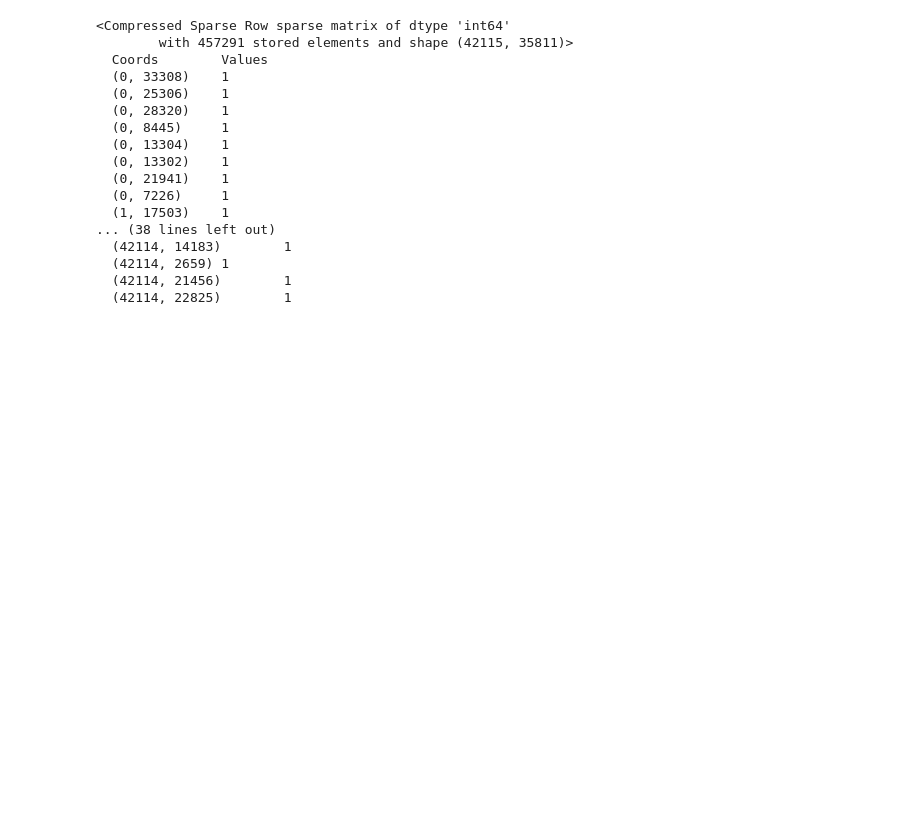
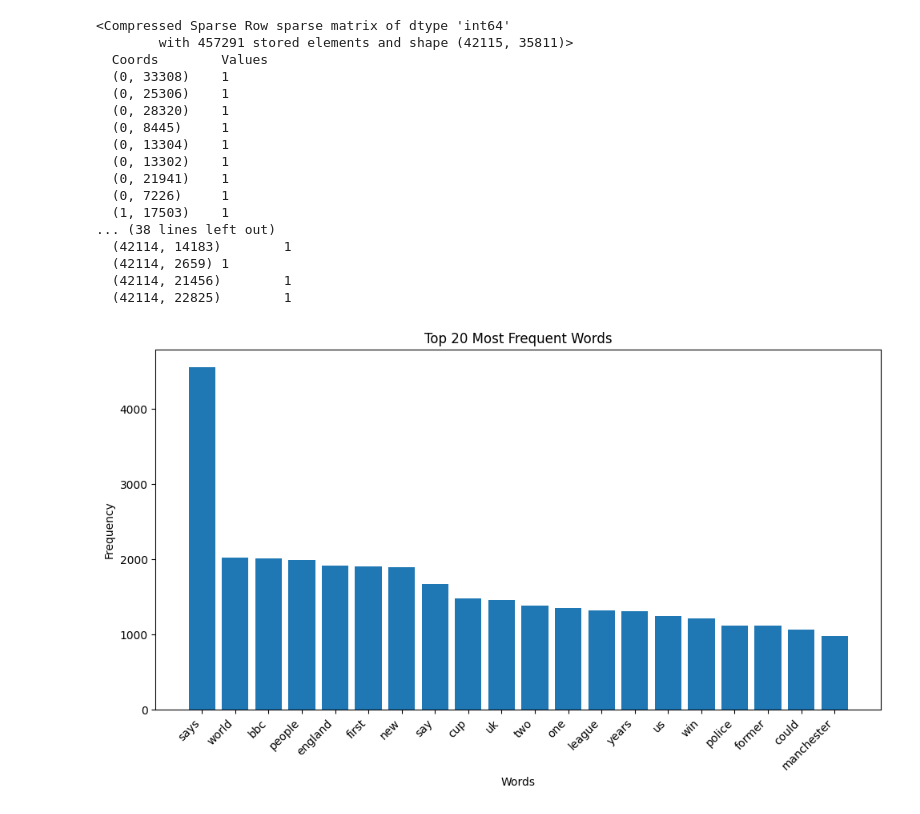
Before and after one commit to 2303A51553/Natural-language-process, a Jupyter notebook: 2303A51553_b09_nlp3.ipynb, the cells around one changed output. Saved outputs shown, nothing was run; the diff lists cells and outputs as text; code cells hidden in the pictures; blank space fills up the shorter version.

```diff
--- a/2303A51553_b09_nlp3.ipynb
+++ b/2303A51553_b09_nlp3.ipynb
@@ -124,3 +120,33 @@ print(X)
   (42114, 2659) 1
   (42114, 21456)        1
   (42114, 22825)        1
+# %%
+import matplotlib.pyplot as plt
+
+# Get the sum of occurrences for each word across all documents
+word_counts = X.sum(axis=0)
+
+# Get the feature names (words)
+words = vectorizer.get_feature_names_out()
+
+# Create a dictionary of words and their counts
+word_freq = dict(zip(words, word_counts.flat))
+
+# Sort the words by frequency and get the top 20
+most_common_words=sorted(word_freq.items(),key=lambda item:item[1],reverse=True)[:20]
+
+# Separate words and counts for plotting
+common_words=[word for word,count in most_common_words]
+counts=[count for word,count in most_common_words]
+
+# Create a bar chart
+plt.figure(figsize=(10, 6))
+plt.bar(common_words, counts)
+plt.xlabel('Words')
+plt.ylabel('Frequency')
+plt.title('Top 20 Most Frequent Words')
+plt.xticks(rotation=45, ha='right')
+plt.tight_layout()
+plt.show()
+# %% [output]
+[figure, added]
```
Also changed, not shown: parts of 1 cell of this notebook.
